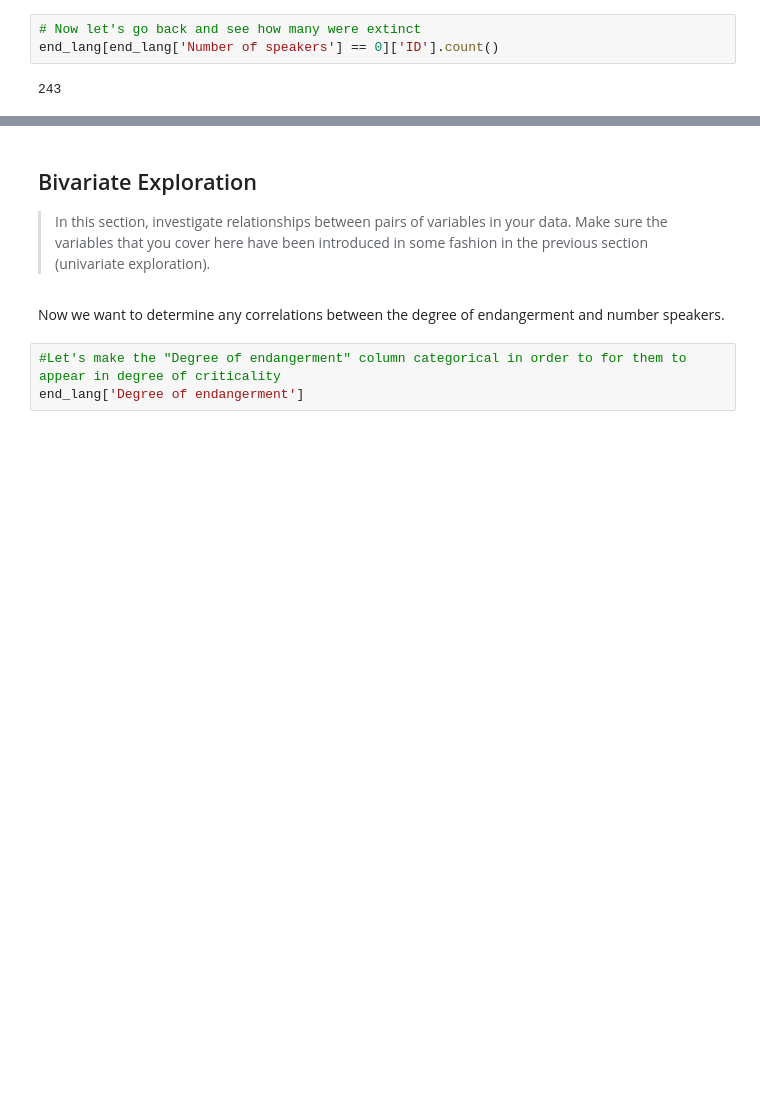
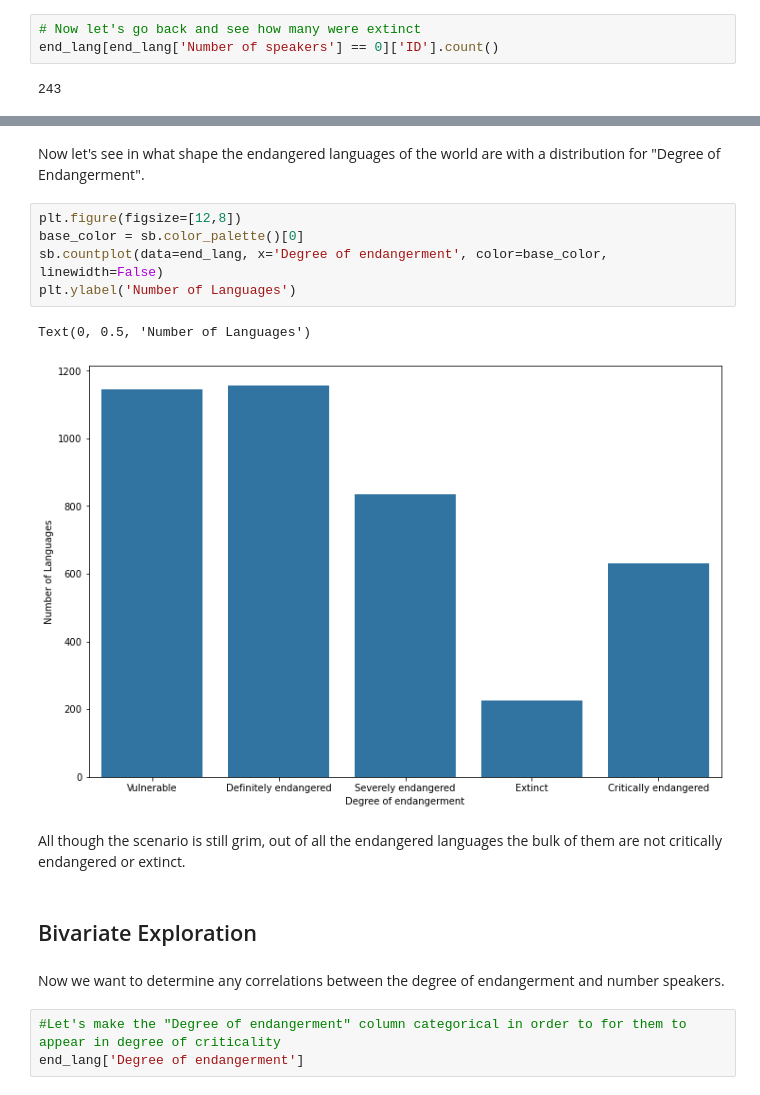
Before and after one commit to jpsrpv20/Endangered-Languages, a Jupyter notebook: endangered_languages_exploration.ipynb, the cells around one changed output, grey strips where cells are left out. Cells and saved outputs as stored; diff of their text form; blank space fills up the shorter version.

```diff
--- a/endangered_languages_exploration.ipynb
+++ b/endangered_languages_exploration.ipynb
@@ -276,9 +274,17 @@ As you can see above, a standard plot was very right skewed so I opted to create
-# %% [markdown]
-## Bivariate Exploration
-
-> In this section, investigate relationships between pairs of variables in your
-data. Make sure the variables that you cover here have been introduced in some
-fashion in the previous section (univariate exploration).
+# %% [markdown]
+Now let's see in what shape the endangered languages of the world are with a distribution for "Degree of Endangerment".
+# %%
+plt.figure(figsize=[12,8])
+base_color = sb.color_palette()[0]
+sb.countplot(data=end_lang, x='Degree of endangerment', color=base_color, linewidth=False)
+plt.ylabel('Number of Languages')
+# %% [output]
+Text(0, 0.5, 'Number of Languages')
+[figure, added]
+# %% [markdown]
+All though the scenario is still grim, out of all the endangered languages the bulk of them are not critically endangered or extinct.
+# %% [markdown]
+## Bivariate Exploration
 # %% [markdown]
 Now we want to determine any correlations between the degree of endangerment and number speakers.
 # %%
```
Also changed, not shown: parts of 36 cells of this notebook.
